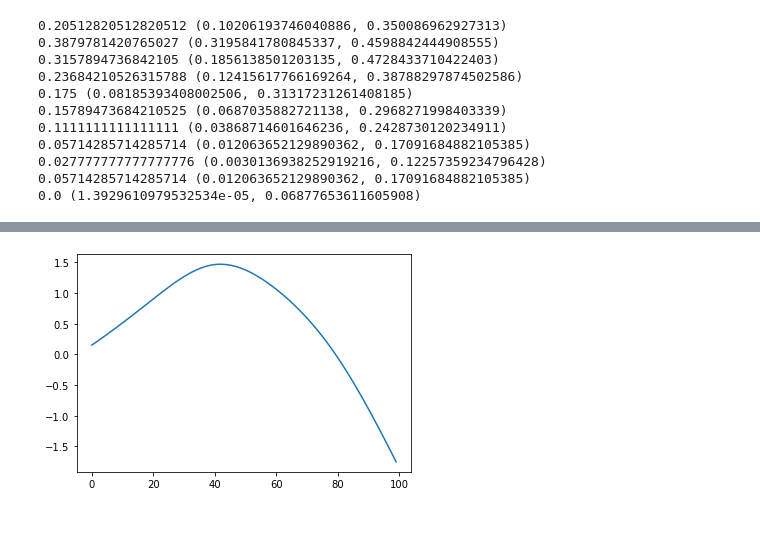
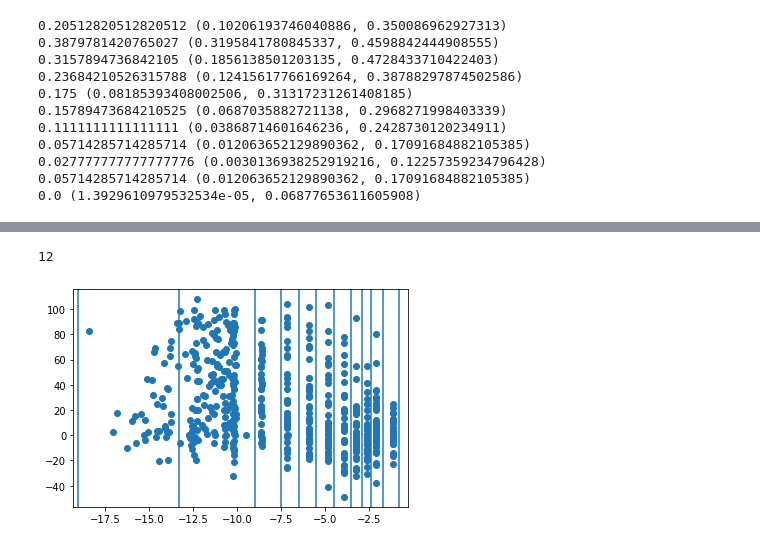
Before and after one commit to ljmartin/dockop, a Jupyter notebook: code/empirical_hit_rate_fit.ipynb, the cells around one changed output, grey strips where cells are left out. Saved outputs shown, nothing was run; the diff lists cells and outputs as text; code cells hidden in the pictures.

```diff
--- a/code/empirical_hit_rate_fit.ipynb
+++ b/code/empirical_hit_rate_fit.ipynb
@@ -134,6 +77,7 @@ plt.fill_between(x.ravel(), *gam.confidence_intervals(x).T, alpha=0.4, color='C0
 # %%
 plt.scatter(np.log10(ranks), df['Inhibition (%) at 10uM'].values.astype(float))
-bins = [-8.5, -5.8, -4, -3.5, -2.9, -2.25, -1.9, -1.6, -1.3, -1.1, -0.85, -.4]
+bins = [-8.5, -5.8, -4, -3.5, -2.9, -2.25, -1.9, -1.6, -1.3, -1.1, -0.8, -.4]
+print(len(bins))
 for b in bins:
     plt.axvline(b)
 # %% [output]
@@ -222,8 +151,9 @@ df_prop
-# %%
-plt.figure()
-for i, term in enumerate(gam.terms):
-    if term.isintercept:
-        continue
-    plt.plot(gam.partial_dependence(term=i))
-# %% [output]
-[figure, removed]
+# %%
+plt.scatter(logit(ranks), df['Inhibition (%) at 10uM'].values.astype(float))
+bins = np.array([-19, -13.3, -9, -7.5, -6.5, -5.5, -4.5, -3.5, -2.9, -2.4, -1.7, -0.8,])
+print(len(bins))
+for b in bins:
+    plt.axvline(b)
+# %% [output]
+12
+[figure, added]
```
Also changed, not shown: parts of 20 cells of this notebook, 2 other files.
